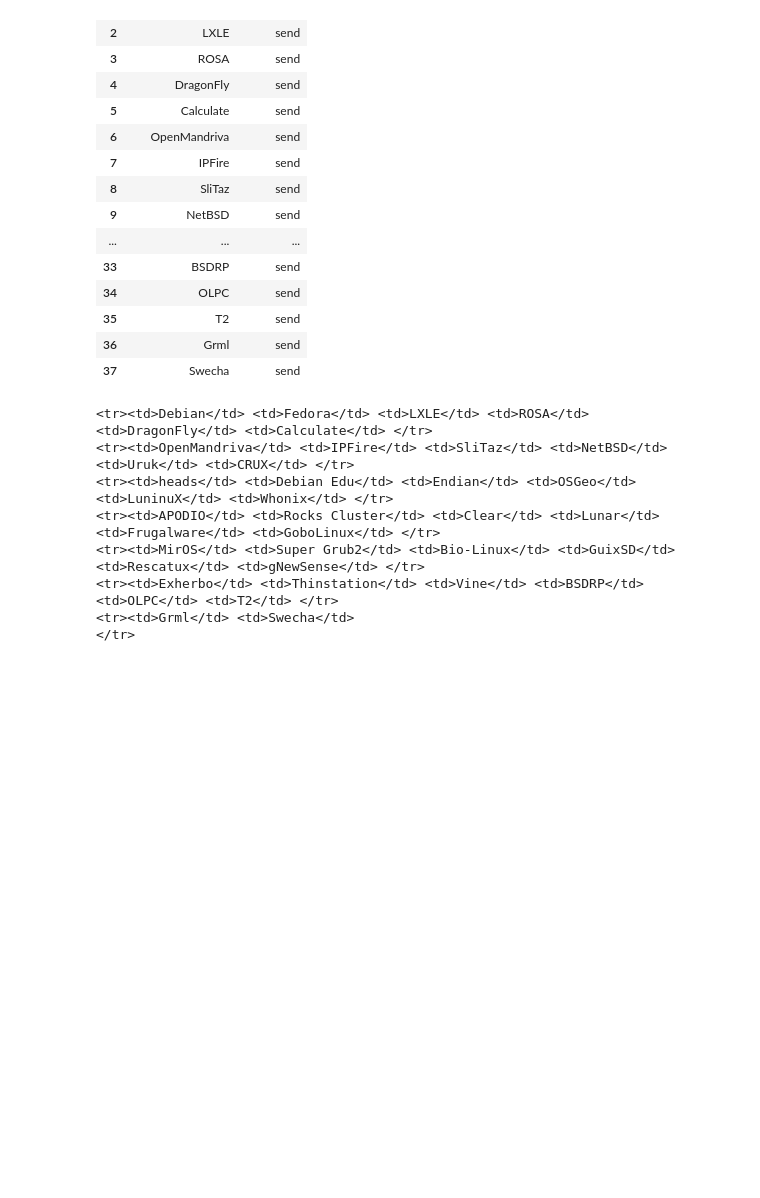
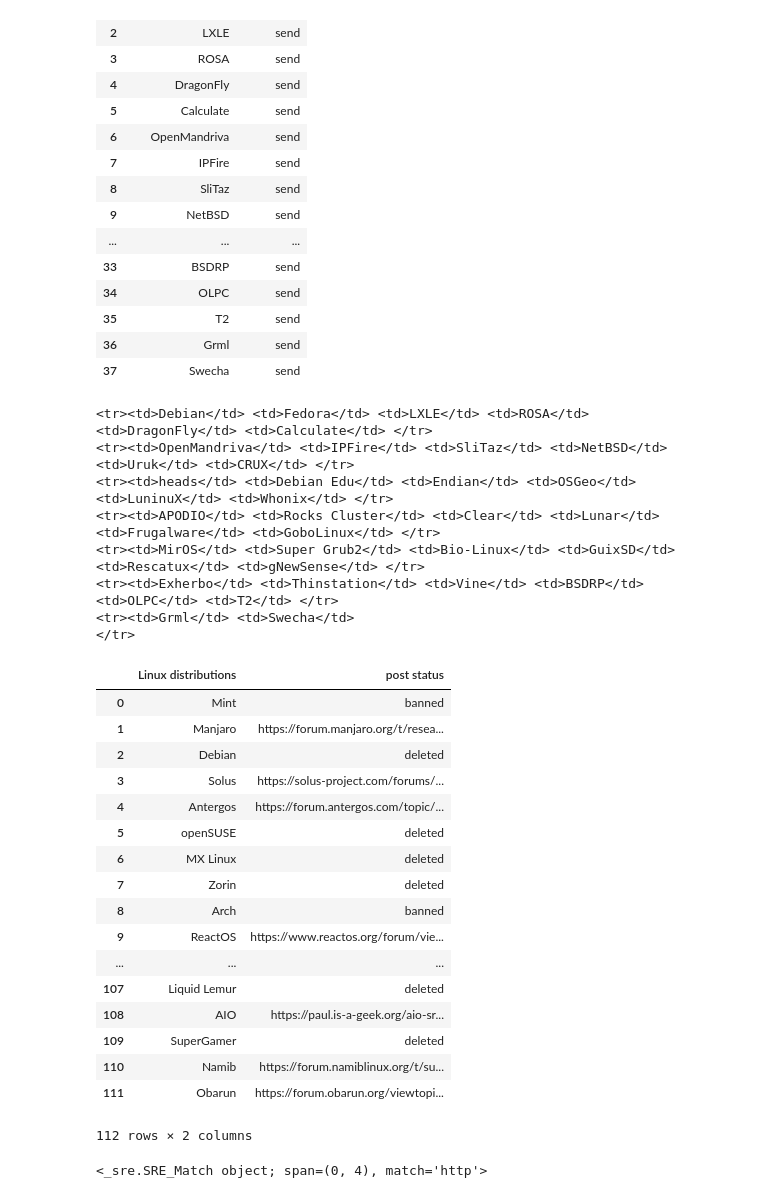
Before and after one commit to NAIST-SE/study-of-microsofts-github-acquisition, a Jupyter notebook: python/read_contact.ipynb, the cells around one changed output. Drawn from its saved outputs; the diff is of its cells as text; code cells hidden in the pictures; blank space fills up the shorter version.

Commit message:
draft forums in ack

```diff
--- a/python/read_contact.ipynb
+++ b/python/read_contact.ipynb
@@ -42,3 +42,30 @@ print('\n</tr>',end="")
 </tr>
 # %%
 df_forums = pd.read_csv('ack_forum.csv')
+# %%
+df_forums
+# %% [output]
+|  | Linux distributions | post status |
+| 0 | Mint | banned |
+| 1 | Manjaro | https://forum.manjaro.org/t/resea... |
+| 2 | Debian | deleted |
+| 3 | Solus | https://solus-project.com/forums/... |
+| 4 | Antergos | https://forum.antergos.com/topic/... |
+| 5 | openSUSE | deleted |
+| 6 | MX Linux | deleted |
+| 7 | Zorin | deleted |
+| 8 | Arch | banned |
+| 9 | ReactOS | https://www.reactos.org/forum/vie... |
+| ... | ... | ... |
+| 107 | Liquid Lemur | deleted |
+| 108 | AIO | https://paul.is-a-geek.org/aio-sr... |
+| 109 | SuperGamer | deleted |
+| 110 | Namib | https://forum.namiblinux.org/t/su... |
+| 111 | Obarun | https://forum.obarun.org/viewtopi... |
+112 rows × 2 columns
+# %%
+import re
+pattern = re.compile("http*")
+pattern.search("https://www.reactos.org/forum")
+# %% [output]
+<_sre.SRE_Match object; span=(0, 4), match='http'>
```
Also changed, not shown: parts of 2 cells of this notebook, 3 other files.
